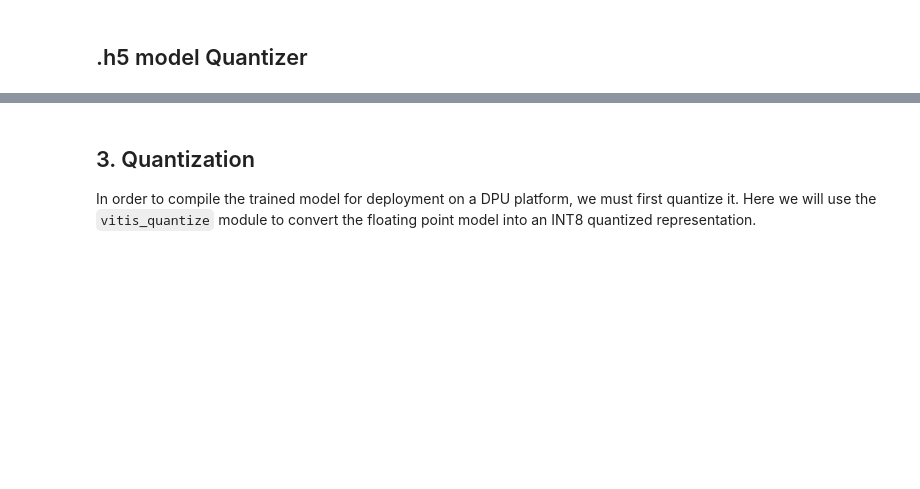
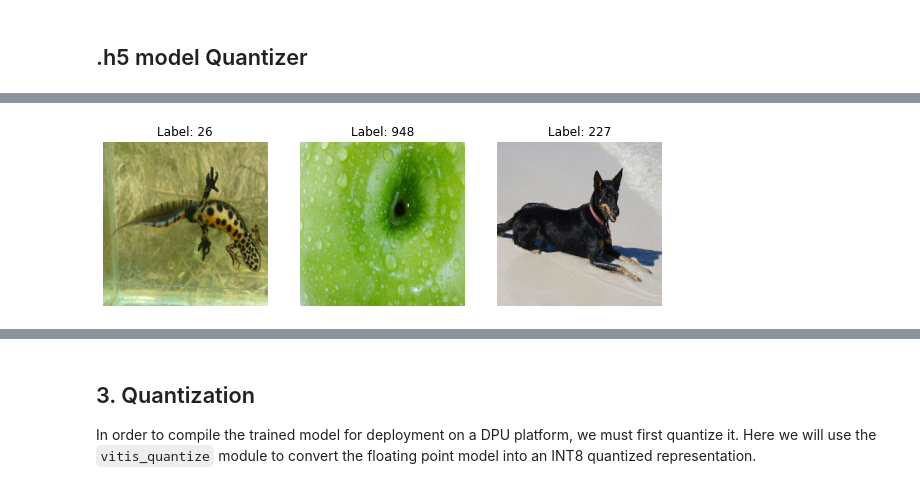
Before and after one commit to ben01morrison/DPU-PYNQ-converters, a Jupyter notebook: Conversion-Scripts/keras-quantizer.ipynb, the cells around one changed output, grey strips where cells are left out. Saved outputs shown, nothing was run; the diff lists cells and outputs as text; code cells hidden in the pictures; blank space fills up the shorter version.

```diff
--- a/Conversion-Scripts/keras-quantizer.ipynb
+++ b/Conversion-Scripts/keras-quantizer.ipynb
@@ -22,0 +36,26 @@ WARNING:tensorflow:No training configuration found in the save file, so the mode
+# %%
+import tensorflow as tf
+import tensorflow_datasets as tfds
+
+# Load ImageNet dataset
+dataset, info = tfds.load('imagenet2012',
+                          split='validation',
+                          as_supervised=True,
+                          data_dir="/imagenet_dataset/",
+                          with_info=True)
+
+
+val_ds = dataset
+
+# Preprocessing function
+def preprocess(image, label):
+    image = tf.image.resize(image, [224, 224])  # Resize to the input size of MobileNetV3
+    image = image / 255.0  # Normalize to [0, 1]
+    return image, label
+
+# Apply preprocessing
+#train_ds = train_ds.map(preprocess).batch(32)
+val_ds = val_ds.map(preprocess).batch(32)
+
+# Get x_test and y_test
+x_test, y_test = next(iter(val_ds))  # Get a batch from the validation dataset
@@ -22,0 +80,11 @@ WARNING:tensorflow:No training configuration found in the save file, so the mode
+# %%
+import matplotlib.pyplot as plt
+plt.figure(figsize=(10, 5))
+for i in range(3):
+    plt.subplot(1, 3, i + 1)
+    plt.imshow(x_test[i].numpy())  # Convert tensor to numpy array for plotting
+    plt.title(f'Label: {y_test[i].numpy()}')  # Convert label to numpy for display
+    plt.axis('off')
+plt.show()
+# %% [output]
+[figure, added]
```
Also changed, not shown: parts of 14 cells of this notebook, 2 other files.
